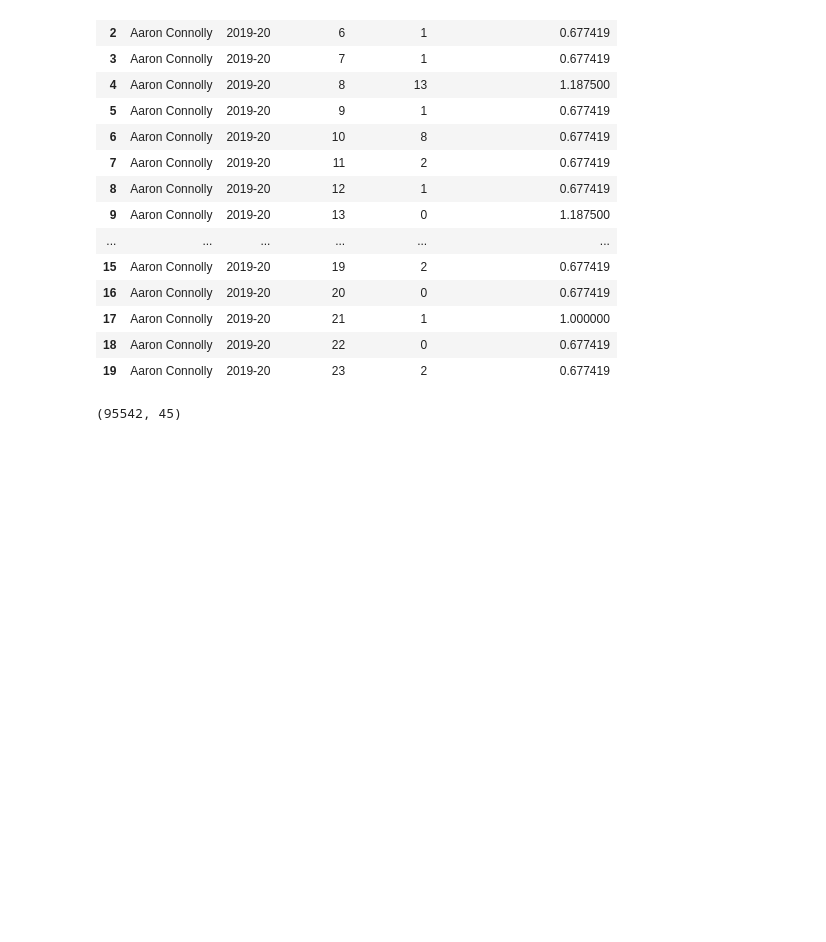
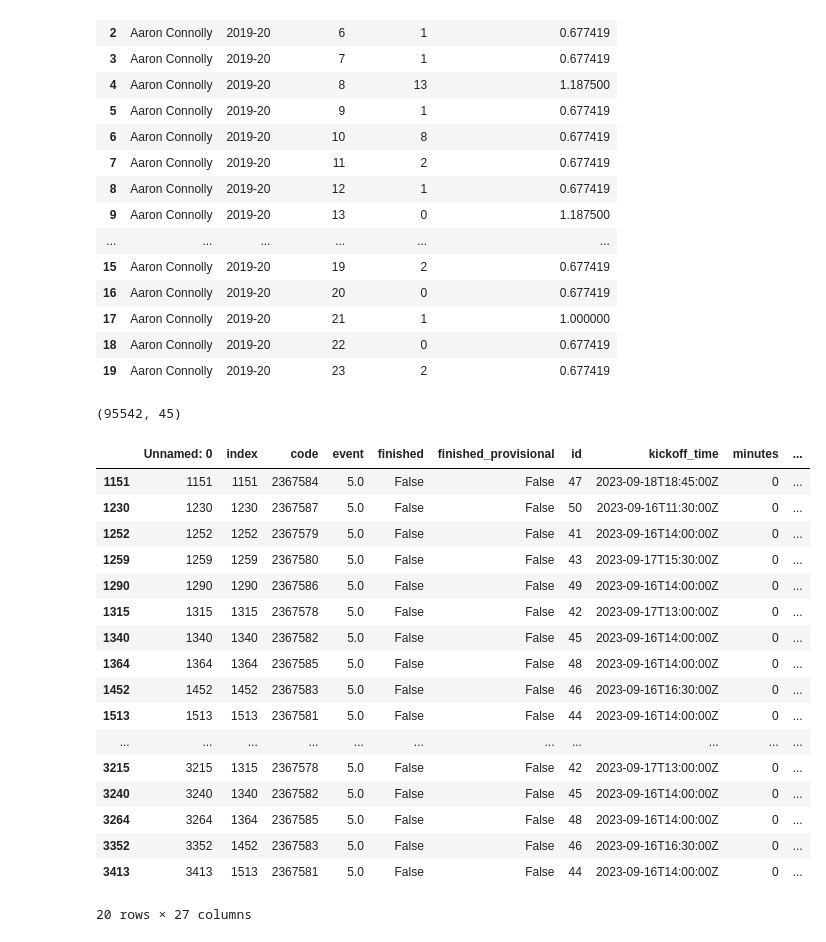
Before and after one commit to dheyay/weighted_through_ball, a Jupyter notebook: data_analysis.ipynb, the cells around one changed output. Drawn from its saved outputs; the diff is of its cells as text; code cells hidden in the pictures; blank space fills up the shorter version.

Commit message:
begin creating future gameweek data for predictions

```diff
--- a/data_analysis.ipynb
+++ b/data_analysis.ipynb
@@ -169,0 +168,41 @@ merged_with_difficulty_performance.to_csv('merged_with_difficulty_performance.cs
+# %%
+import pandas as pd
+from datetime import date
+
+# Filter out the fixtures of the 2023-24 season that haven't been played yet
+# Filter for future fixtures
+# Merge fixtures based on event (gameweek) and team (team name) for each player.
+# For only creating the next gameweek and so on.
+merged_data = pd.read_csv('merged_with_difficulty_performance.csv')
+fixtures_data = pd.read_csv('data/2023-24/fixtures.csv')
+teams_data = pd.read_csv('data/2023-24/teams.csv')
+
+merged_data.drop(columns=['starts'], inplace=True)
+all_fixtures = pd.read_csv('all_fixtures.csv')
+
+last_gameweek = merged_data.where(merged_data['season'] == '2023-24')['gameweek'].max()
+
+filtered_data = all_fixtures[(all_fixtures['season'] == '2023-24') & (all_fixtures['event'] == last_gameweek+1)]
+
+# Merge this data with player data, make sure player data is correctly represented
+# Gives a fixture for each team in the league to map to player
+filtered_data
+# %% [output]
+|  | Unnamed: 0 | index | code | event | finished | finished_provisional | id | kickoff_time | minutes | ... |
+| 1151 | 1151 | 1151 | 2367584 | 5.0 | False | False | 47 | 2023-09-18T18:45:00Z | 0 | ... |
+| 1230 | 1230 | 1230 | 2367587 | 5.0 | False | False | 50 | 2023-09-16T11:30:00Z | 0 | ... |
+| 1252 | 1252 | 1252 | 2367579 | 5.0 | False | False | 41 | 2023-09-16T14:00:00Z | 0 | ... |
+| 1259 | 1259 | 1259 | 2367580 | 5.0 | False | False | 43 | 2023-09-17T15:30:00Z | 0 | ... |
+| 1290 | 1290 | 1290 | 2367586 | 5.0 | False | False | 49 | 2023-09-16T14:00:00Z | 0 | ... |
+| 1315 | 1315 | 1315 | 2367578 | 5.0 | False | False | 42 | 2023-09-17T13:00:00Z | 0 | ... |
+| 1340 | 1340 | 1340 | 2367582 | 5.0 | False | False | 45 | 2023-09-16T14:00:00Z | 0 | ... |
+| 1364 | 1364 | 1364 | 2367585 | 5.0 | False | False | 48 | 2023-09-16T14:00:00Z | 0 | ... |
+| 1452 | 1452 | 1452 | 2367583 | 5.0 | False | False | 46 | 2023-09-16T16:30:00Z | 0 | ... |
+| 1513 | 1513 | 1513 | 2367581 | 5.0 | False | False | 44 | 2023-09-16T14:00:00Z | 0 | ... |
+| ... | ... | ... | ... | ... | ... | ... | ... | ... | ... | ... |
+| 3215 | 3215 | 1315 | 2367578 | 5.0 | False | False | 42 | 2023-09-17T13:00:00Z | 0 | ... |
+| 3240 | 3240 | 1340 | 2367582 | 5.0 | False | False | 45 | 2023-09-16T14:00:00Z | 0 | ... |
+| 3264 | 3264 | 1364 | 2367585 | 5.0 | False | False | 48 | 2023-09-16T14:00:00Z | 0 | ... |
+| 3352 | 3352 | 1452 | 2367583 | 5.0 | False | False | 46 | 2023-09-16T16:30:00Z | 0 | ... |
+| 3413 | 3413 | 1513 | 2367581 | 5.0 | False | False | 44 | 2023-09-16T14:00:00Z | 0 | ... |
+20 rows × 27 columns
```
Also changed, not shown: parts of 1 cell of this notebook, 1 other file.
